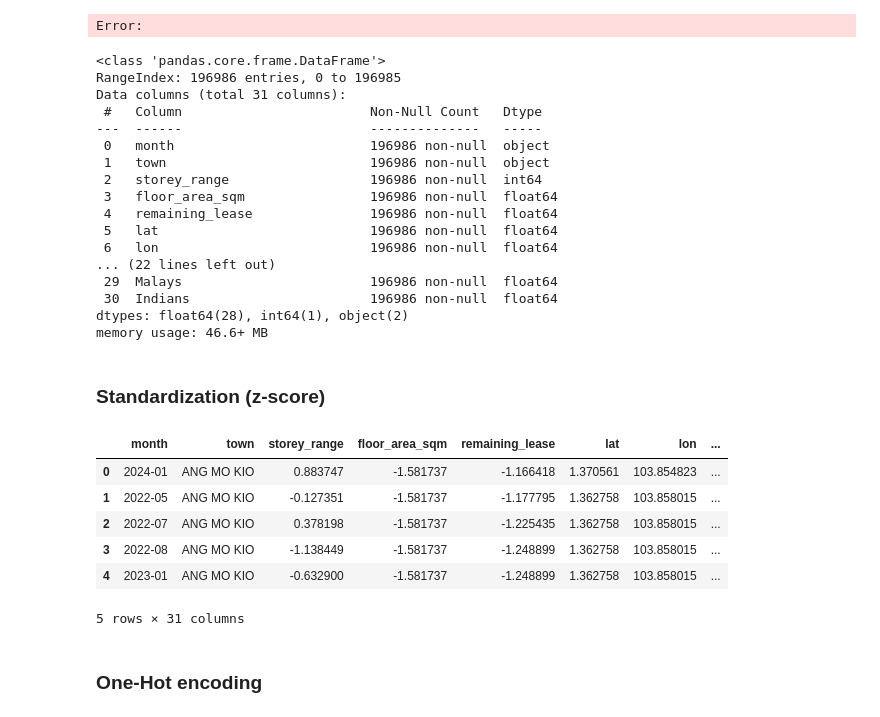
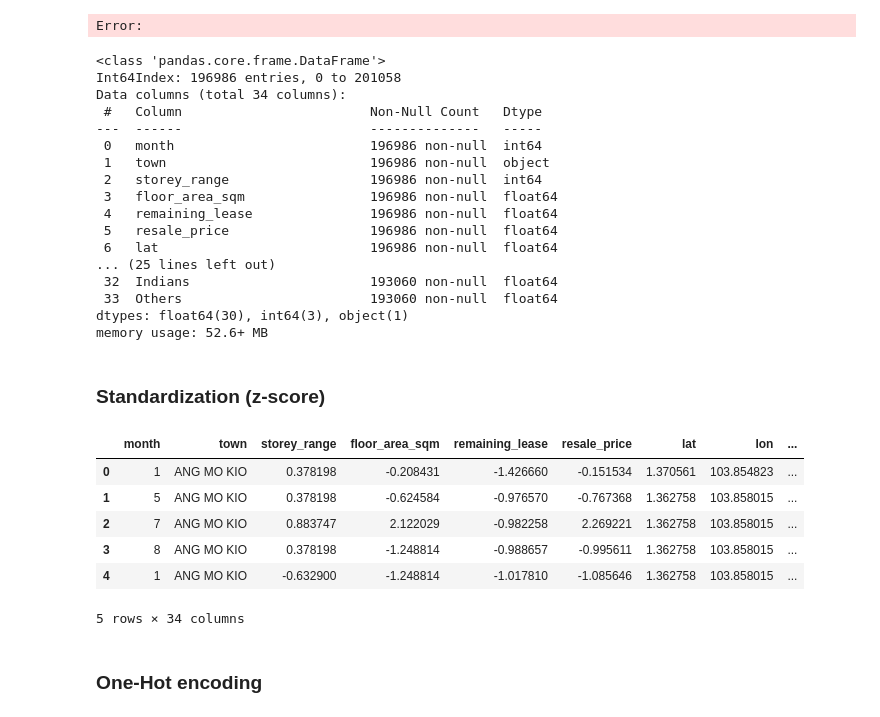
Before and after one commit to yuntsingg/DSE3101-HDB-Decode, a Jupyter notebook: code/resale_price_linear_regression.ipynb, the cells around one changed output. Drawn from its saved outputs; the diff is of its cells as text; code cells hidden in the pictures.

```diff
--- a/code/resale_price_linear_regression.ipynb
+++ b/code/resale_price_linear_regression.ipynb
@@ -15,6 +23,3 @@ df_deflated_resale["deflated_resale_price"] = df_deflated_resale["resale_price"]
 # %%
-df_deflated_resale.drop(columns = ['resale_price', 'flat_type', 'building_age_2025', 'total_unemployment_rate', 'flat_model',
+df_resale.drop(columns = ['flat_type', 'building_age_2025', 'total_unemployment_rate', 'flat_model',
                                    'CPI (base 2024-12)'], inplace = True)
-
-
-df_deflated_resale.dropna(inplace = True)
@@ -30,25 +77,24 @@ print(current_directory)
 # %%
 # from another dataset
-df_2 = pd.read_csv("../data/cleaned/resale_price_normalized_demo.csv")
+
 
 # drop NoReligion and Others
-df_2 = df_2[['town','Buddhism','Taoism1','Islam','Hinduism','Sikhism',
-            'Christianity_Catholic','Christianity_OtherChristians','OtherReligions','Chinese', 'Malays','Indians']]
+df_2 = df_2[['town','NoReligion','Buddhism','Taoism1','Islam','Hinduism','Sikhism',
+            'Christianity_Catholic','Christianity_OtherChristians','OtherReligions','Chinese', 'Malays','Indians','Others']]
 
 df_2_selected = df_2[['town','Buddhism']]
 # %%
-df_deflated_resale_sorted = df_deflated_resale.sort_values('town').reset_index(drop=True)
+df_resale = df_resale.sort_values('town').reset_index(drop=True)
 df_2_sorted = df_2.sort_values('town').reset_index(drop=True)
-(df_deflated_resale_sorted['town'] == df_2_sorted['town']).all()
+(df_resale['town'] == df_2_sorted['town']).all()
 # %% [output]
 True
 # %%
-columns_to_add = ['Buddhism','Taoism1','Islam','Hinduism','Sikhism',
-                  'Christianity_Catholic','Christianity_OtherChristians','OtherReligions',
-                  'Chinese', 'Malays','Indians']
+columns_to_add = ['NoReligion','Buddhism','Taoism1','Islam','Hinduism','Sikhism','Christianity_Catholic',
+                  'Christianity_OtherChristians','OtherReligions','Chinese', 'Malays','Indians','Others']
 
 for col in columns_to_add:
-    df_deflated_resale_sorted[col] = df_2_sorted[col]
+    df_resale[col] = df_2_sorted[col]
 # %% [markdown]
 Merge takes up too much RAM memory...
 # %%
@@ -60,43 +106,43 @@ df_com = pd.merge(df_deflated_resale, df_2_selected, on = 'town', how = 'left')
 # %% [output]
 Error:
 # %%
-df_deflated_resale_sorted.info()
+df_resale.info()
 # %% [output]
 <class 'pandas.core.frame.DataFrame'>
-RangeIndex: 196986 entries, 0 to 196985
-Data columns (total 31 columns):
+Int64Index: 196986 entries, 0 to 201058
+Data columns (total 34 columns):
  #   Column                        Non-Null Count   Dtype
 ---  ------                        --------------   -----
- 0   month                         196986 non-null  object
+ 0   month                         196986 non-null  int64
  1   town                          196986 non-null  object
  2   storey_range                  196986 non-null  int64
  3   floor_area_sqm                196986 non-null  float64
  4   remaining_lease               196986 non-null  float64
- 5   lat                           196986 non-null  float64
- 6   lon                           196986 non-null  float64
-... (22 lines left out)
- 29  Malays                        196986 non-null  float64
- 30  Indians                       196986 non-null  float64
-dtypes: float64(28), int64(1), object(2)
-memory usage: 46.6+ MB
+ 5   resale_price                  196986 non-null  float64
+ 6   lat                           196986 non-null  float64
+... (25 lines left out)
+ 32  Indians                       193060 non-null  float64
+ 33  Others                        193060 non-null  float64
+dtypes: float64(30), int64(3), object(1)
+memory usage: 52.6+ MB
 # %% [markdown]
 ### Standardization (z-score)
 # %%
-df_resale_standardized = df_deflated_resale_sorted.copy()
+df_resale_standardized = df_resale.copy()
 def standardized(col):
     return (col - col.mean()) / col.std()
 
-columns_to_standardized = df_deflated_resale.select_dtypes(include=['float64', 'int64']).columns.difference(['lat', 'lon'])
-df_resale_standardized[columns_to_standardized] = df_deflated_resale[columns_to_standardized].apply(standardized)
+columns_to_standardized = df_resale.select_dtypes(include=['float64', 'int64']).columns.difference(['year','month','lat','lon'])
+df_resale_standardized[columns_to_standardized] = df_resale[columns_to_standardized].apply(standardized)
 df_resale_standardized.head()
 # %% [output]
-|  | month | town | storey_range | floor_area_sqm | remaining_lease | lat | lon | ... |
-| 0 | 2024-01 | ANG MO KIO | 0.883747 | -1.581737 | -1.166418 | 1.370561 | 103.854823 | ... |
-| 1 | 2022-05 | ANG MO KIO | -0.127351 | -1.581737 | -1.177795 | 1.362758 | 103.858015 | ... |
-| 2 | 2022-07 | ANG MO KIO | 0.378198 | -1.581737 | -1.225435 | 1.362758 | 103.858015 | ... |
-| 3 | 2022-08 | ANG MO KIO | -1.138449 | -1.581737 | -1.248899 | 1.362758 | 103.858015 | ... |
-| 4 | 2023-01 | ANG MO KIO | -0.632900 | -1.581737 | -1.248899 | 1.362758 | 103.858015 | ... |
+|  | month | town | storey_range | floor_area_sqm | remaining_lease | resale_price | lat | lon | ... |
+| 0 | 1 | ANG MO KIO | 0.378198 | -0.208431 | -1.426660 | -0.151534 | 1.370561 | 103.854823 | ... |
+| 1 | 5 | ANG MO KIO | 0.378198 | -0.624584 | -0.976570 | -0.767368 | 1.362758 | 103.858015 | ... |
+| 2 | 7 | ANG MO KIO | 0.883747 | 2.122029 | -0.982258 | 2.269221 | 1.362758 | 103.858015 | ... |
+| 3 | 8 | ANG MO KIO | 0.378198 | -1.248814 | -0.988657 | -0.995611 | 1.362758 | 103.858015 | ... |
+| 4 | 1 | ANG MO KIO | -0.632900 | -1.248814 | -1.017810 | -1.085646 | 1.362758 | 103.858015 | ... |
-5 rows × 31 columns
+5 rows × 34 columns
 # %% [markdown]
 ### One-Hot encoding
 # %%
```
Also changed, not shown: parts of 7 cells of this notebook, 14 other files.
